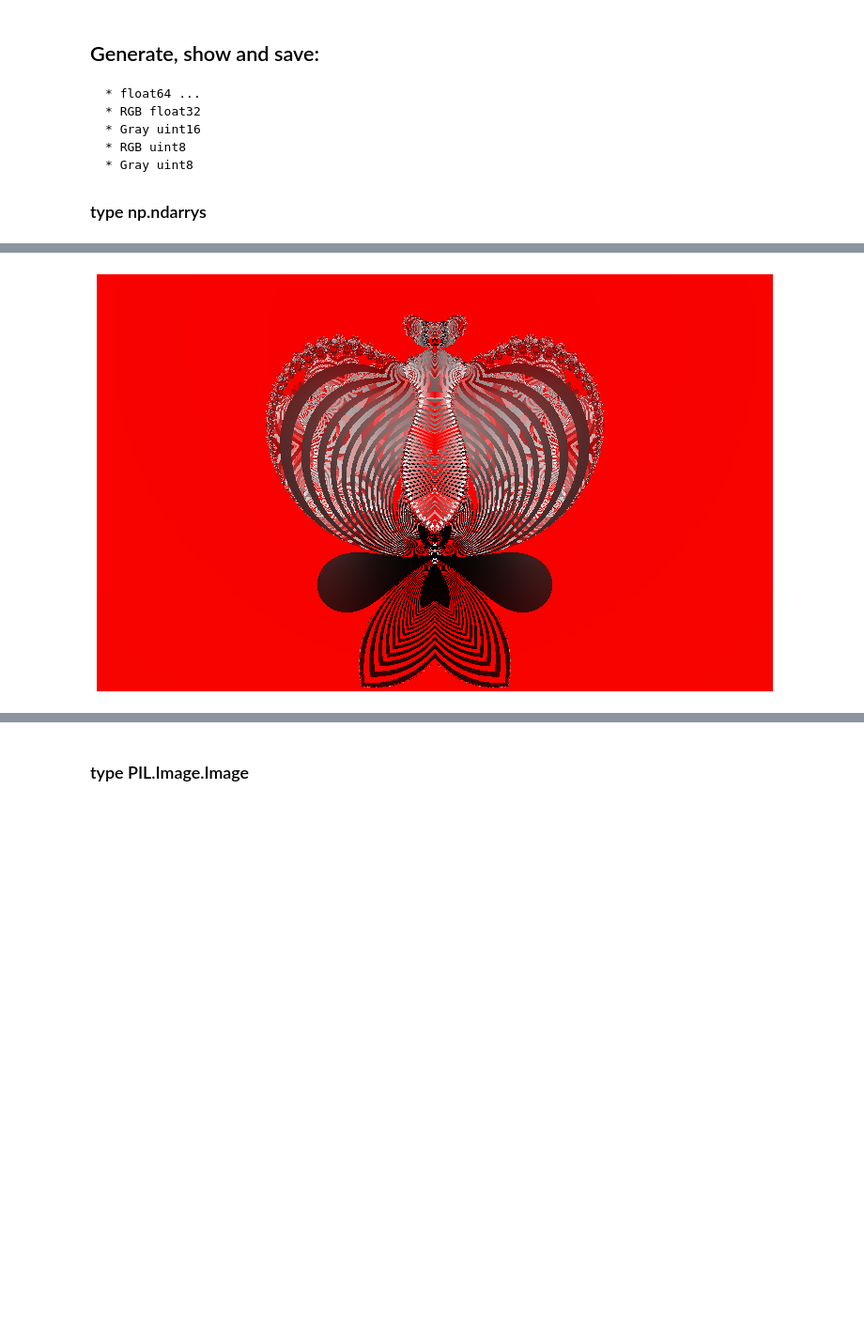
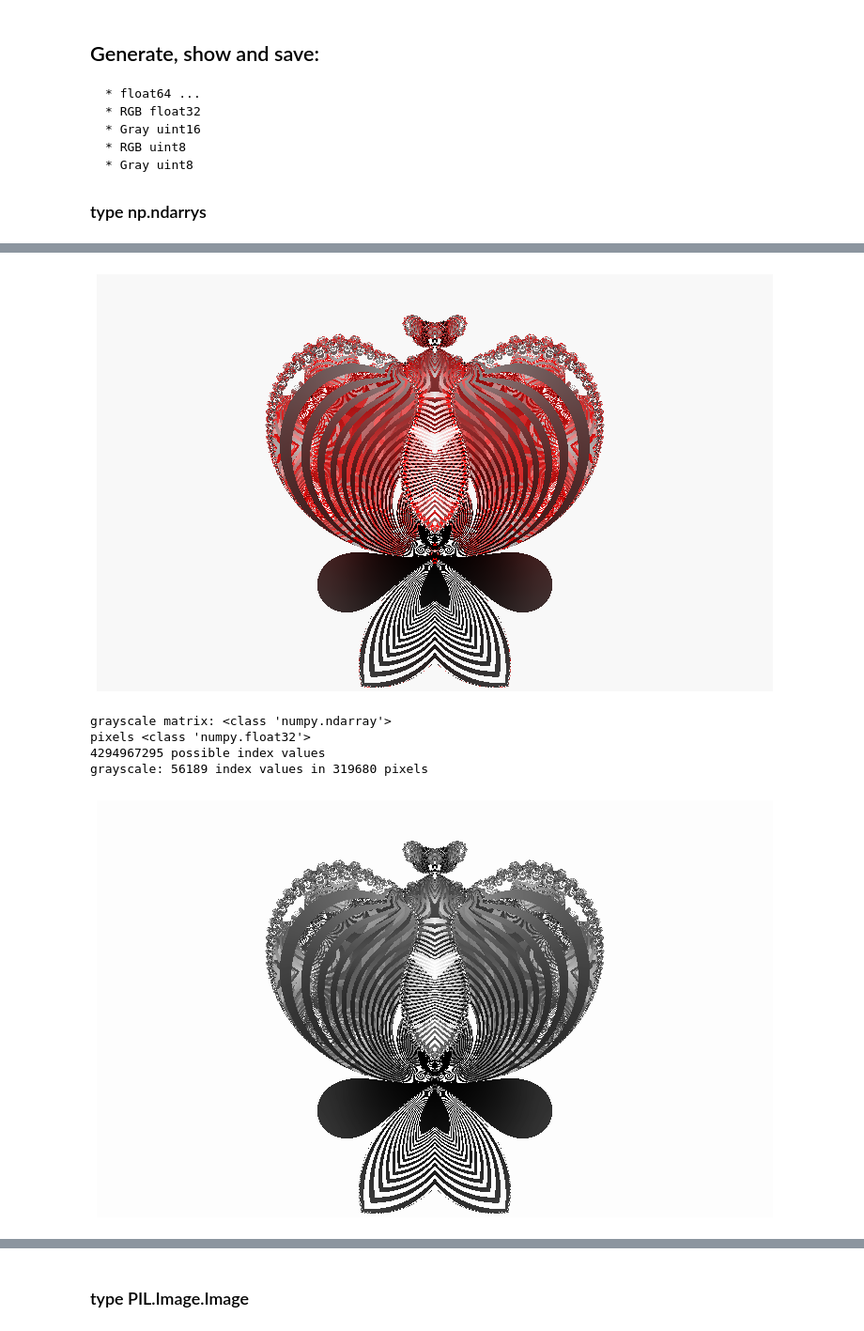
Before and after one commit to dlanier/scalygraphic, a Jupyter notebook: doc_code/Bitty_Wit_Display_Save_Whatever.ipynb, the cells around one changed output, grey strips where cells are left out. Shown at 94% size. Cells and saved outputs as stored; diff of their text form; code cells hidden in the pictures; blank space fills up the shorter version.

Commit message:
initial color-options viewers

```diff
--- a/doc_code/Bitty_Wit_Display_Save_Whatever.ipynb
+++ b/doc_code/Bitty_Wit_Display_Save_Whatever.ipynb
@@ -117,27 +127,32 @@ def hsv_norm(Z0, Z, ET):
     """
     Zv = Z - ET
     V = mat2graphic(Zv)
-    S = mat2graphic(np.arctan2(np.imag(Zv), np.real(Zv)))
-    H = mat2graphic(Z0)
+    S = 1 - mat2graphic(np.arctan2(np.imag(Z), np.real(Z)))
+    H = mat2graphic(Z - Z0)
 
     return V, S, H
 
-def get_rgb_32bit_NB(Z0, Z, ET):
+def get_rgb_32bit_NB(Z0, Z, ET, norm=''):
     """ get a color image from  the products of the escape-time-algorithm Using HSV - RGB model:
 
     Args:
         ET:     (Integer) matrix of the Escape Times
         Z:      (complex) matrix of the final vectors
         Z0:     (complex) matrix of the starting plane
-
+        norm:   'hsv', 'etg', ''
     Returns:
         RGB:      OpenCV float 32 image
 
     """
     n_rows = np.shape(ET)[0]
     n_cols = np.shape(ET)[1]
-    # Zd, Zr, ETn = etg_norm(Z0, Z, ET)
-    V, S, H = hsv_norm(Z0, Z, ET)
+
+    if norm == 'hsv':
+        V, S, H = hsv_norm(Z0, Z, ET)
+    elif norm == 'etg':
+        V, S, H = etg_norm(Z0, Z, ET)
+    else:
+        V, S, H = etg_norm(ET, Z, Z0)
 
     HSV = np.zeros((n_rows, n_cols, 3)).astype(np.float32)
     HSV[:, :, 0] += H.astype(np.float32) # Hue
@@ -148,8 +163,10 @@ def get_rgb_32bit_NB(Z0, Z, ET):
 
     return RGB
 
-# Irgb = get_rgb_32bit_NB(ET_1, Z_1, Z0_1)
-Irgb = get_rgb_32bit_NB(Z0_1, Z_1, ET_1)
-nb_imshow(Irgb)
+def cv2_rgb_2_gray(rgb_im):
+    return cv2.cvtColor(rgb_im, cv2.COLOR_RGB2GRAY)
+
+def get_32bit_gray_NB(Z0, Z, ET):
+    """ Usage: gray_32_bit = get_32bit_gray(ET, Z, Z0)
+    """
+    return cv2.cvtColor(get_rgb_32bit_NB(Z0, Z, ET), cv2.COLOR_RGB2GRAY)
-# %% [output]
-[figure, removed]
@@ -155,0 +183,18 @@ nb_imshow(Irgb)
+# %%
+Irgb = get_rgb_32bit_NB(Z0_1, Z_1, ET_1, norm='hsv')
+nb_imshow(Irgb)
+Ig = cv2_rgb_2_gray(Irgb)
+n_pxls = (np.array(Ig.shape)).prod()
+n_unique = len(set(Ig.reshape(-1)))
+print('grayscale matrix:', type(Ig), '\npixels', type(Ig[0,0]), '\n%i possible index values'%(2**32 - 1))
+print('grayscale: %i index values in %i pixels'%(n_unique, n_pxls))
+
+
+nb_imshow(Ig)
+# %% [output]
+[figure, added]
+grayscale matrix: <class 'numpy.ndarray'>
+pixels <class 'numpy.float32'>
+4294967295 possible index values
+grayscale: 56189 index values in 319680 pixels
+[figure, added]
```
Also changed, not shown: parts of 36 cells of this notebook, 4 other files.
